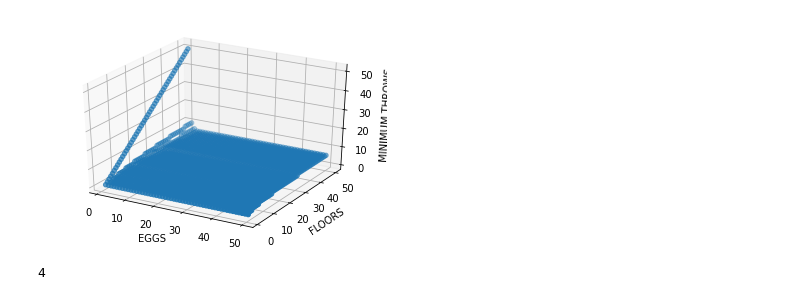
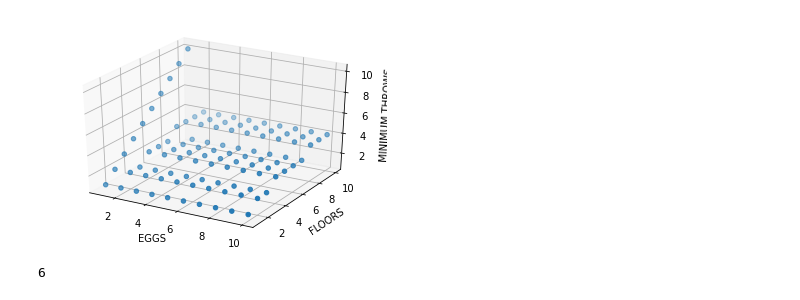
Before and after one commit to nadavhalahmi/Eggs, a Jupyter notebook: Eggs.ipynb, the cells around one changed output. Drawn from its saved outputs; the diff is of its cells as text; code cells hidden in the pictures.

```diff
--- a/Eggs.ipynb
+++ b/Eggs.ipynb
@@ -78,8 +78,8 @@ def threeDGraph (f, to):
 
     plt.show()
 # %%
-threeDGraph (1,50)
+threeDGraph (1,10)
 # %% [output]
-[figure, old version]
+[figure, new version]
 # %%
 import math
@@ -90,6 +90,6 @@ def idealEggsNum (floorsNum):
         if throwNum == IDEAL_THROWS_NUM:
             return (i)
 # %%
-print (idealEggsNum(64))
+print (idealEggsNum(63))
 # %% [output]
-4
+6
```
Also changed, not shown: parts of 3 cells of this notebook.
